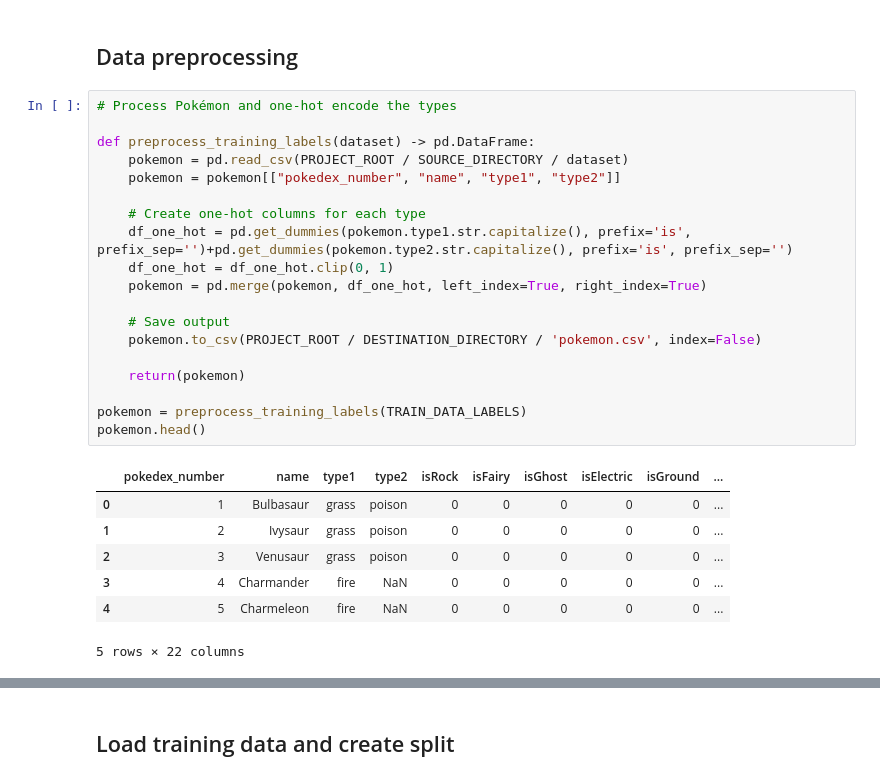
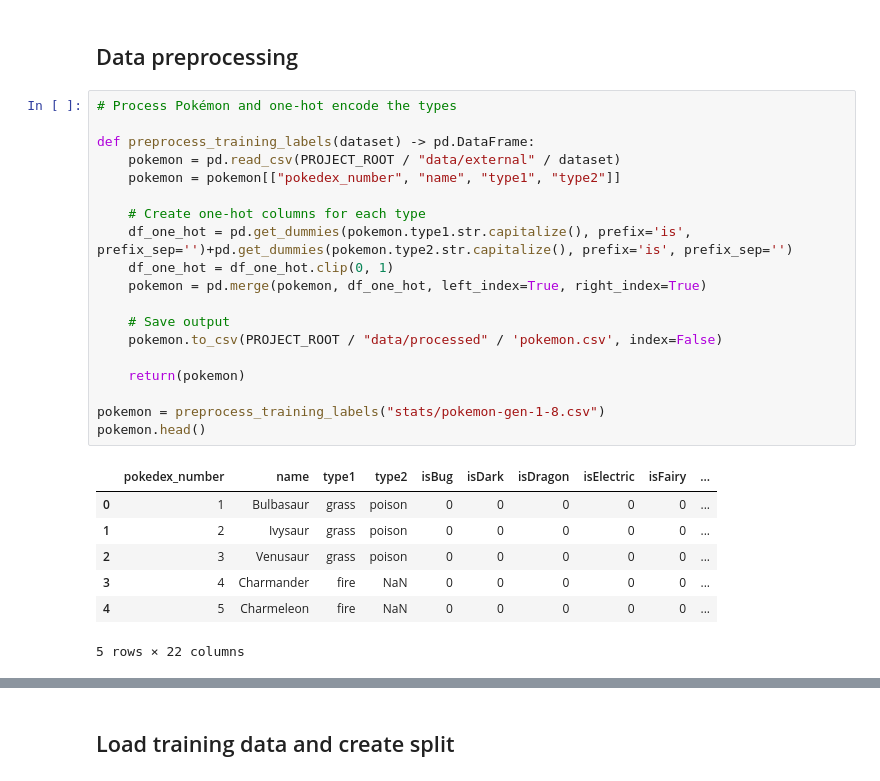
Before and after one commit to iterative/example-pokemon-classifier, a Jupyter notebook: notebooks/pokemon_classifier.ipynb, the cells around one changed output, grey strips where cells are left out. Cells and saved outputs as stored; diff of their text form.

```diff
--- a/notebooks/pokemon_classifier.ipynb
+++ b/notebooks/pokemon_classifier.ipynb
@@ -64,24 +51,24 @@ PROJECT_ROOT = find_project_root()
 # %%
 # Process Pokémon and one-hot encode the types
 
 def preprocess_training_labels(dataset) -> pd.DataFrame:
-    pokemon = pd.read_csv(PROJECT_ROOT / SOURCE_DIRECTORY / dataset)
+    pokemon = pd.read_csv(PROJECT_ROOT / "data/external" / dataset)
     pokemon = pokemon[["pokedex_number", "name", "type1", "type2"]]
 
     # Create one-hot columns for each type
     df_one_hot = pd.get_dummies(pokemon.type1.str.capitalize(), prefix='is', prefix_sep='')+pd.get_dummies(pokemon.type2.str.capitalize(), prefix='is', prefix_sep='')
     df_one_hot = df_one_hot.clip(0, 1)
     pokemon = pd.merge(pokemon, df_one_hot, left_index=True, right_index=True)
 
     # Save output
-    pokemon.to_csv(PROJECT_ROOT / DESTINATION_DIRECTORY / 'pokemon.csv', index=False)
+    pokemon.to_csv(PROJECT_ROOT / "data/processed" / 'pokemon.csv', index=False)
 
     return(pokemon)
 
-pokemon = preprocess_training_labels(TRAIN_DATA_LABELS)
+pokemon = preprocess_training_labels("stats/pokemon-gen-1-8.csv")
 pokemon.head()
 # %% [output]
-|  | pokedex_number | name | type1 | type2 | isRock | isFairy | isGhost | isElectric | isGround | ... |
+|  | pokedex_number | name | type1 | type2 | isBug | isDark | isDragon | isElectric | isFairy | ... |
 | 0 | 1 | Bulbasaur | grass | poison | 0 | 0 | 0 | 0 | 0 | ... |
 | 1 | 2 | Ivysaur | grass | poison | 0 | 0 | 0 | 0 | 0 | ... |
 | 2 | 3 | Venusaur | grass | poison | 0 | 0 | 0 | 0 | 0 | ... |
```
Also changed, not shown: parts of 11 cells of this notebook.
